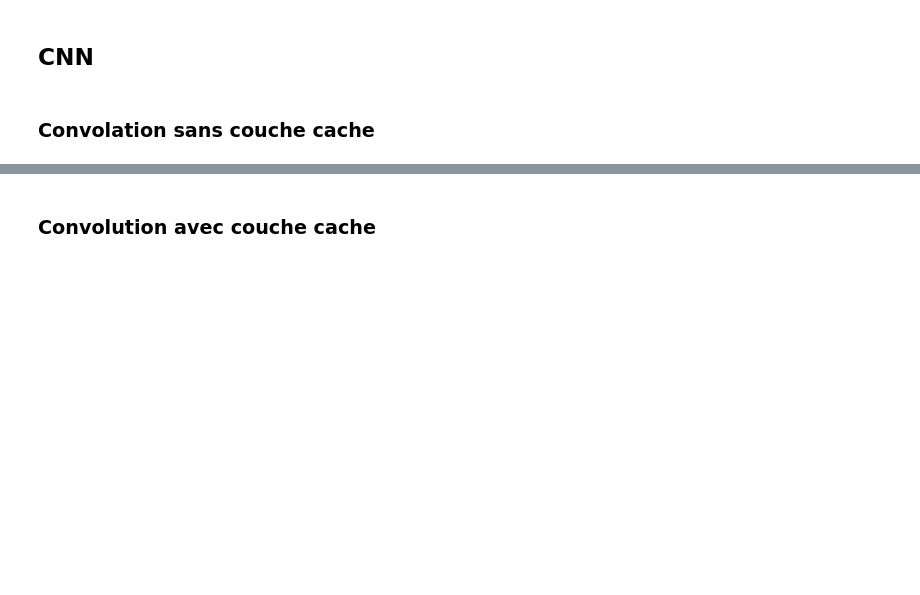
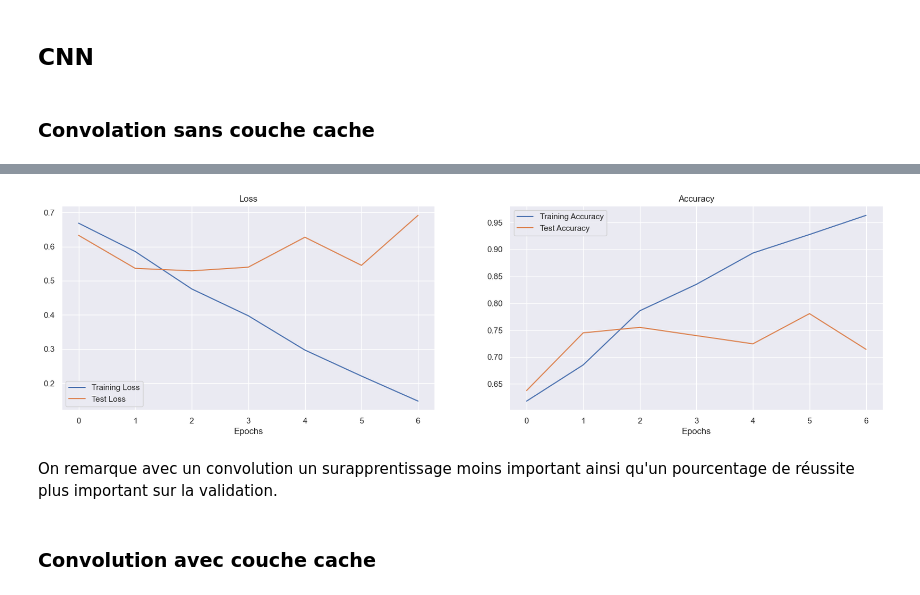
Before and after one commit to baudu69/TransferLearning, a Jupyter notebook: cnn.ipynb, the cells around one changed output, grey strips where cells are left out. Drawn from its saved outputs; the diff is of its cells as text; code cells hidden in the pictures; blank space fills up the shorter version.

```diff
--- a/cnn.ipynb
+++ b/cnn.ipynb
@@ -142,6 +133,8 @@ model_2 = tf.keras.Sequential([
     tf.keras.layers.Dense(1, activation='sigmoid')  # Output layer
 ])
 
+model_2.save_weights('model2_init.h5')
+
 model_2.compile(loss=tf.losses.BinaryCrossentropy(),
                 optimizer='adam',
                 metrics=['accuracy'])
@@ -163,3 +163,6 @@ Epoch 4/7
+[figure, added]
+# %% [markdown]
+On remarque avec un convolution un surapprentissage moins important ainsi qu'un pourcentage de réussite plus important sur la validation.
 # %% [markdown]
 ### Convolution avec couche cache
 # %%
```
Also changed, not shown: parts of 17 cells of this notebook.
